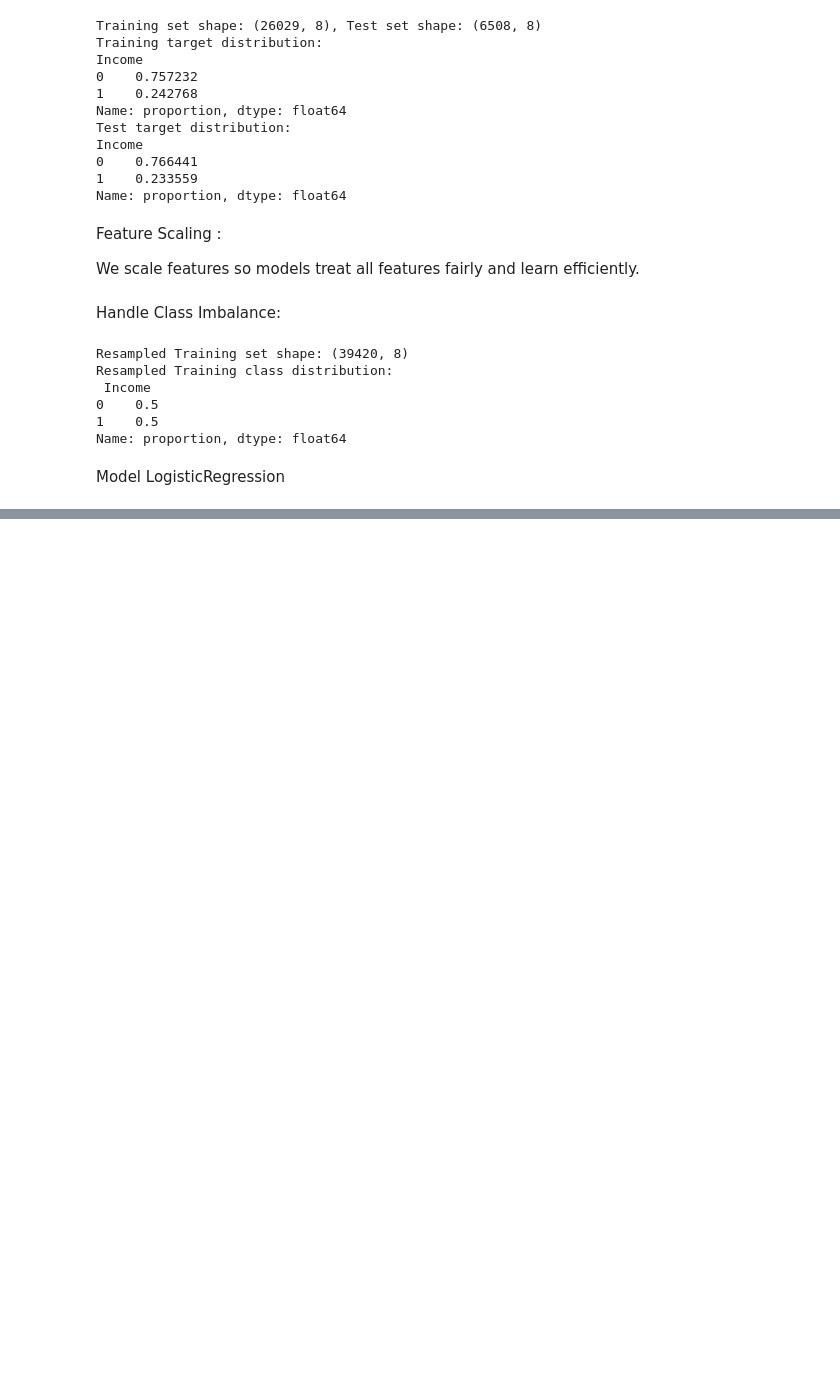
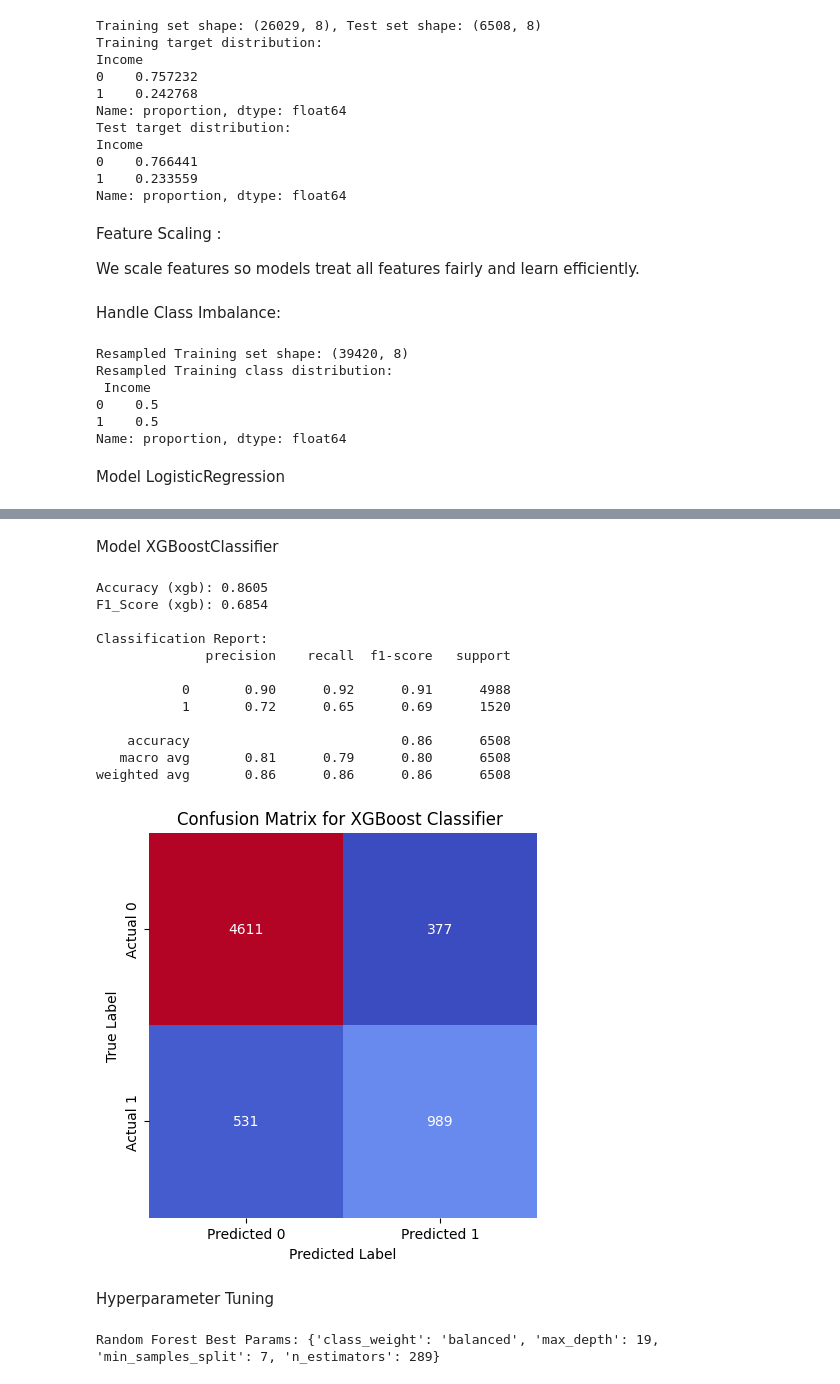
Before and after one commit to kunalvanjani705-tech/Income-Census-Classification, a Jupyter notebook: Censusincome.ipynb, the cells around one changed output, grey strips where cells are left out. Drawn from its saved outputs; the diff is of its cells as text; code cells hidden in the pictures; blank space fills up the shorter version.

```diff
--- a/Censusincome.ipynb
+++ b/Censusincome.ipynb
@@ -552,0 +657,65 @@ weighted avg       0.81      0.82      0.81      6508
+# %% [markdown]
+Model XGBoostClassifier
+# %%
+Model_xgb=XGBClassifier()
+Model_xgb.fit(X_train, y_train)
+
+y_pred_xgb=Model_xgb.predict(X_test)
+
+#accuracy socre
+accuracy_xgb = accuracy_score(y_test, y_pred_xgb)
+print(f"Accuracy (xgb): {accuracy_xgb:.4f}")
+
+F1_Score_dtc=f1_score(y_test, y_pred_xgb)
+print(f"F1_Score (xgb): {F1_Score_dtc:.4f}")
+
+print("\nClassification Report:")
+print(classification_report(y_test,y_pred_xgb))
+
+cm2=confusion_matrix(y_test,y_pred_xgb)
+
+
+#plotting confusion matrix
+plt.figure(figsize=(5,5))
+sns.heatmap(cm2, annot=True, fmt='d',cmap='coolwarm',cbar=False,
+            xticklabels=['Predicted 0','Predicted 1'],
+            yticklabels=['Actual 0', 'Actual 1'])
+plt.title('Confusion Matrix for XGBoost Classifier ')
+plt.xlabel('Predicted Label')
+plt.ylabel('True Label')
+plt.show()
+# %% [output]
+Accuracy (xgb): 0.8605
+F1_Score (xgb): 0.6854
+
+Classification Report:
+              precision    recall  f1-score   support
+
+           0       0.90      0.92      0.91      4988
+           1       0.72      0.65      0.69      1520
+
+    accuracy                           0.86      6508
+   macro avg       0.81      0.79      0.80      6508
+weighted avg       0.86      0.86      0.86      6508
+[figure, added]
+# %% [markdown]
+Hyperparameter Tuning
+# %%
+rf = RandomForestClassifier(random_state=42)
+
+rf_params = {
+    'n_estimators': randint(100, 300),
+    'max_depth': randint(5, 30),
+    'min_samples_split': randint(2, 10),
+    'class_weight': [None, 'balanced']
+}
+
+rf_search = RandomizedSearchCV(
+    rf, rf_params, n_iter=20, scoring='f1', cv=5, random_state=42
+)
+
+rf_search.fit(X_train, y_train)
+
+print("Random Forest Best Params:", rf_search.best_params_)
+# %% [output]
+Random Forest Best Params: {'class_weight': 'balanced', 'max_depth': 19, 'min_samples_split': 7, 'n_estimators': 289}
```
Also changed, not shown: parts of 11 cells of this notebook.
